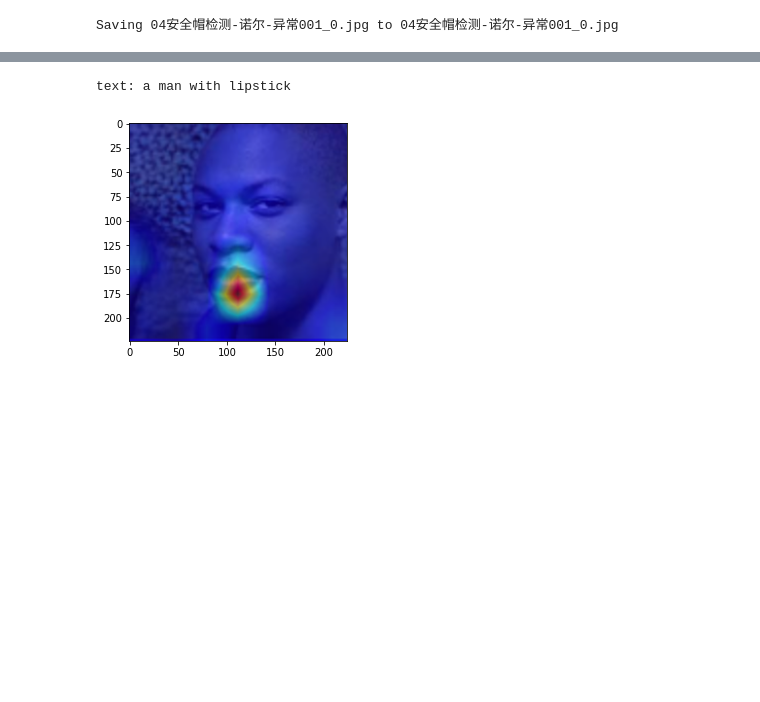
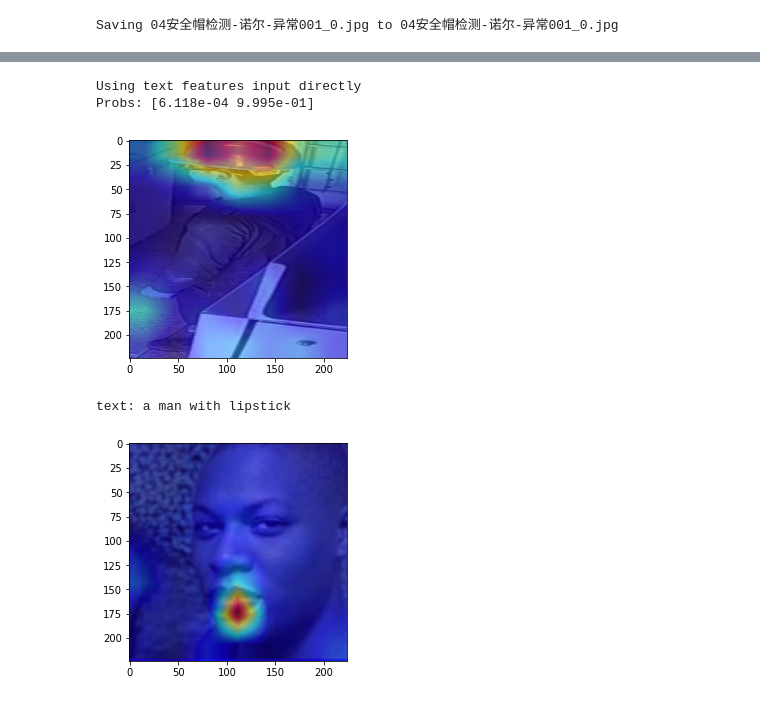
Before and after one commit to Fostereee/Transformer-MM-Explainability, a Jupyter notebook: CLIP_explainability.ipynb, the cells around one changed output, grey strips where cells are left out. Saved outputs shown, nothing was run; the diff lists cells and outputs as text; code cells hidden in the pictures; blank space fills up the shorter version.

```diff
--- a/CLIP_explainability.ipynb
+++ b/CLIP_explainability.ipynb
@@ -39,18 +39,19 @@ import numpy as np
 import cv2
 import matplotlib.pyplot as plt
 # %%
-def interpret(image, text, model, device, index=None, text_features=None):
+def interpret(image, model, device, text=None, index=None, text_features=None):
     if text_features is not None:
         print("Using text features input directly")
-        image_features = model.encode_image(img)
+        image_features = model.encode_image(image)
         image_features = image_features / image_features.norm(dim=-1, keepdim=True)
         text_features = text_features / text_features.norm(dim=-1, keepdim=True)
-        logit_scale_exp = logit_scale.exp()
+        logit_scale_exp = model.logit_scale.exp()
         logits_per_image = logit_scale_exp * image_features @ text_features.t()
-        probs = logits_per_image.softmax(dim=-1).cpu().numpy()[0]
+        probs = logits_per_image.softmax(dim=-1).detach().cpu().numpy()[0]
     else:
         logits_per_image, logits_per_text = model(image, text)
         probs = logits_per_image.softmax(dim=-1).detach().cpu().numpy()
+    print("Probs:", probs)
     if index is None:
         index = np.argmax(logits_per_image.cpu().data.numpy(), axis=-1)
     one_hot = np.zeros((1, logits_per_image.size()[-1]), dtype=np.float32)
@@ -172,15 +169,12 @@ with torch.no_grad():
 # %%
-def interpret_inputs(image_path, texts):
+def interpret_inputs(image_path, texts=None, text_features=None):
   image = preprocess(Image.open(image_path)).unsqueeze(0).to(device)
-  #texts = ["man wearing eyeglasses.", "."]
-  #texts = ["helmet.", "."]
-  #texts = ["hat."]
-  text = clip.tokenize(texts).to(device)
-  logits_per_image, logits_per_text = model(image, text)
-  probs = logits_per_image.softmax(dim=-1)
-  print('Probs:', probs)
-  print(color.BOLD + color.PURPLE + color.UNDERLINE + 'text: ' + '$'.join(texts) + color.END)
-  interpret(model=model, image=image, text=text, device=device, index=0)
+  if text_features is None:
+      text = clip.tokenize(texts).to(device)
+      print(color.BOLD + color.PURPLE + color.UNDERLINE + 'text: ' + '$'.join(texts) + color.END)
+  else:
+      text = None
+  interpret(model=model, image=image, text=text, device=device, index=0, text_features=text_features)
 # %%
 from google.colab import files
 custom_img = files.upload()
@@ -199,3 +188,10 @@ text: helmet.$.
+# %%
+image_path = "debug (3).png"#"04安全帽检测-诺尔-异常001_0.jpg"#"04安全帽检测-桥东风电场-异常-439_0.jpg"#"debug (3).png"
+interpret_inputs(image_path, text_features=text_features)
+# %% [output]
+Using text features input directly
+Probs: [6.118e-04 9.995e-01]
+[figure, added]
 # %%
 image = preprocess(Image.open("CLIP/lipstick.png")).unsqueeze(0).to(device)
 texts = ["a man with lipstick"]
```
Also changed, not shown: parts of 2 cells of this notebook.
